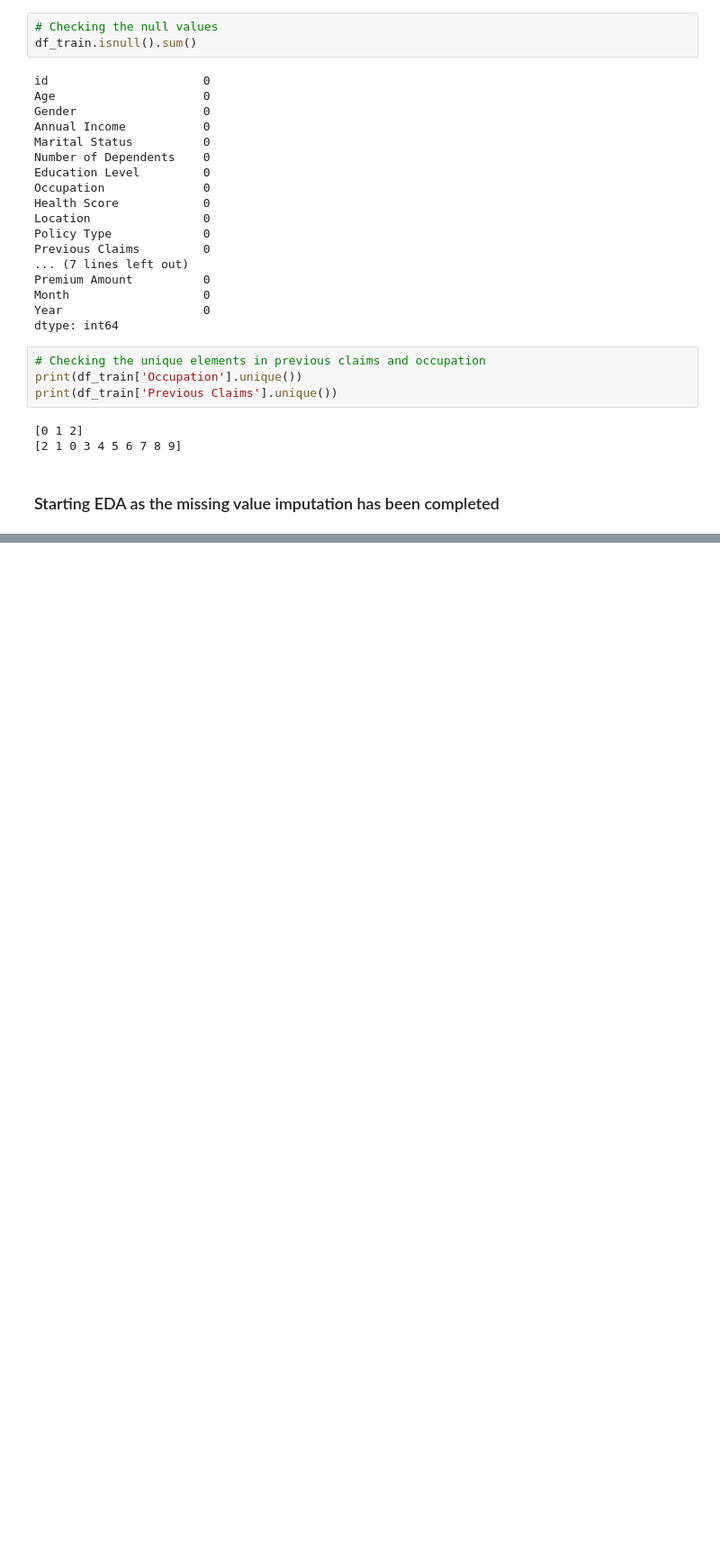
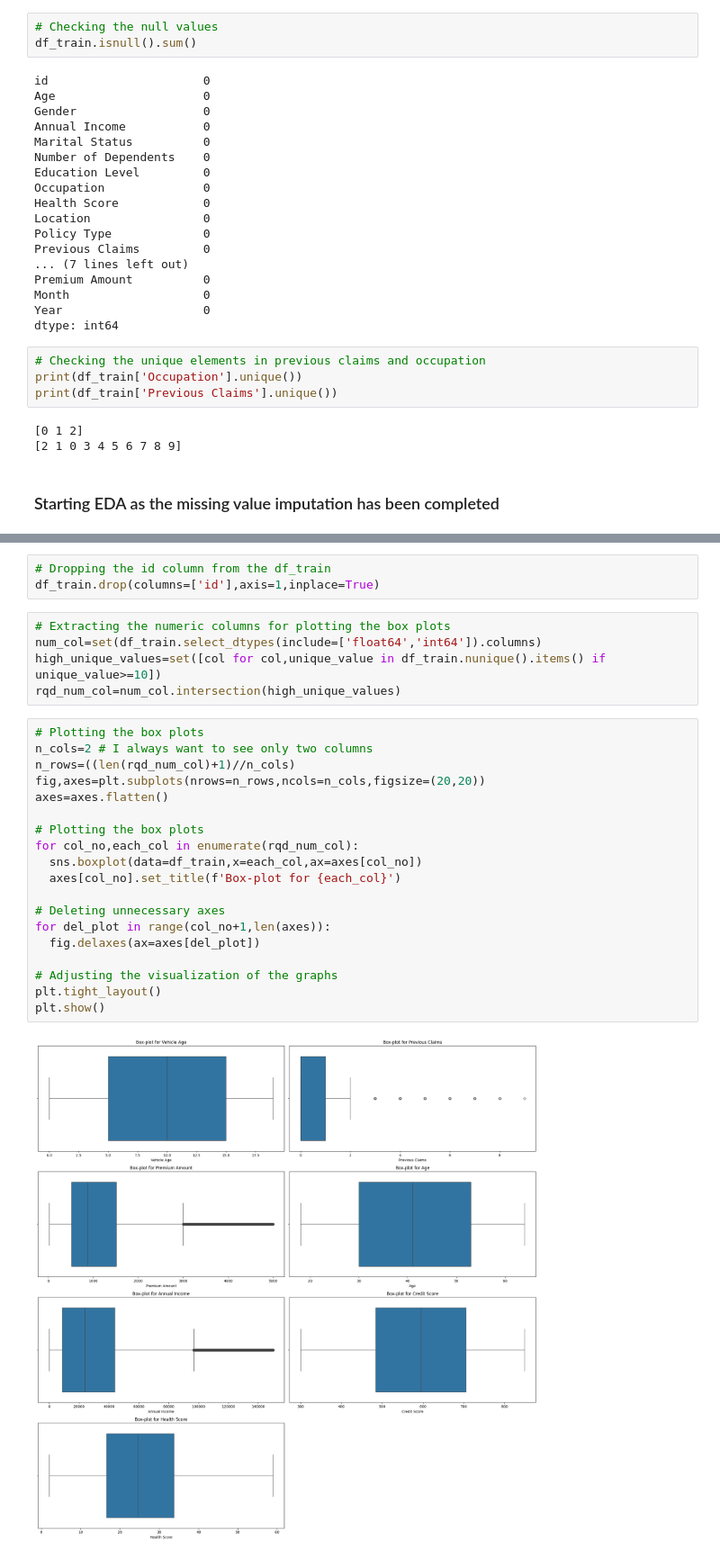
Before and after one commit to 1Anand1/Kaggle_Playground_Series_Season_4_Episode_12_Regression_with_an_Insurance_Dataset, a Jupyter notebook: regression_with_insurnace_dataset.ipynb, the cells around one changed output, grey strips where cells are left out. Shown at 90% size. Saved outputs shown, nothing was run; the diff lists cells and outputs as text; blank space fills up the shorter version.

Commit message:
Started the EDA by doing the boxplot analysis for the numeric features which have less than or equal to 10 unique values.

```diff
--- a/regression_with_insurnace_dataset.ipynb
+++ b/regression_with_insurnace_dataset.ipynb
@@ -397,0 +419,29 @@ print(df_train['Previous Claims'].unique())
+# %%
+# Dropping the id column from the df_train
+df_train.drop(columns=['id'],axis=1,inplace=True)
+# %%
+# Extracting the numeric columns for plotting the box plots
+num_col=set(df_train.select_dtypes(include=['float64','int64']).columns)
+high_unique_values=set([col for col,unique_value in df_train.nunique().items() if unique_value>=10])
+rqd_num_col=num_col.intersection(high_unique_values)
+# %%
+# Plotting the box plots
+n_cols=2 # I always want to see only two columns
+n_rows=((len(rqd_num_col)+1)//n_cols)
+fig,axes=plt.subplots(nrows=n_rows,ncols=n_cols,figsize=(20,20))
+axes=axes.flatten()
+
+# Plotting the box plots
+for col_no,each_col in enumerate(rqd_num_col):
+  sns.boxplot(data=df_train,x=each_col,ax=axes[col_no])
+  axes[col_no].set_title(f'Box-plot for {each_col}')
+
+# Deleting unnecessary axes
+for del_plot in range(col_no+1,len(axes)):
+  fig.delaxes(ax=axes[del_plot])
+
+# Adjusting the visualization of the graphs
+plt.tight_layout()
+plt.show()
+# %% [output]
+[figure, added]
```
Also changed, not shown: parts of 1 cell of this notebook.
